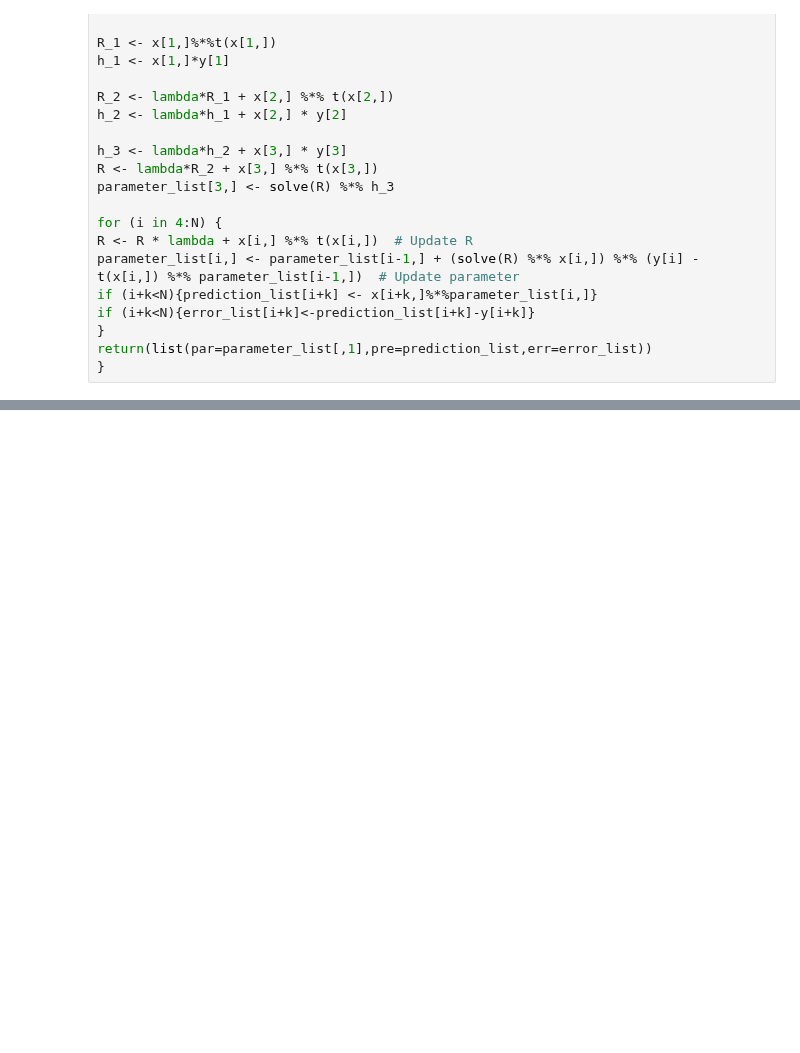
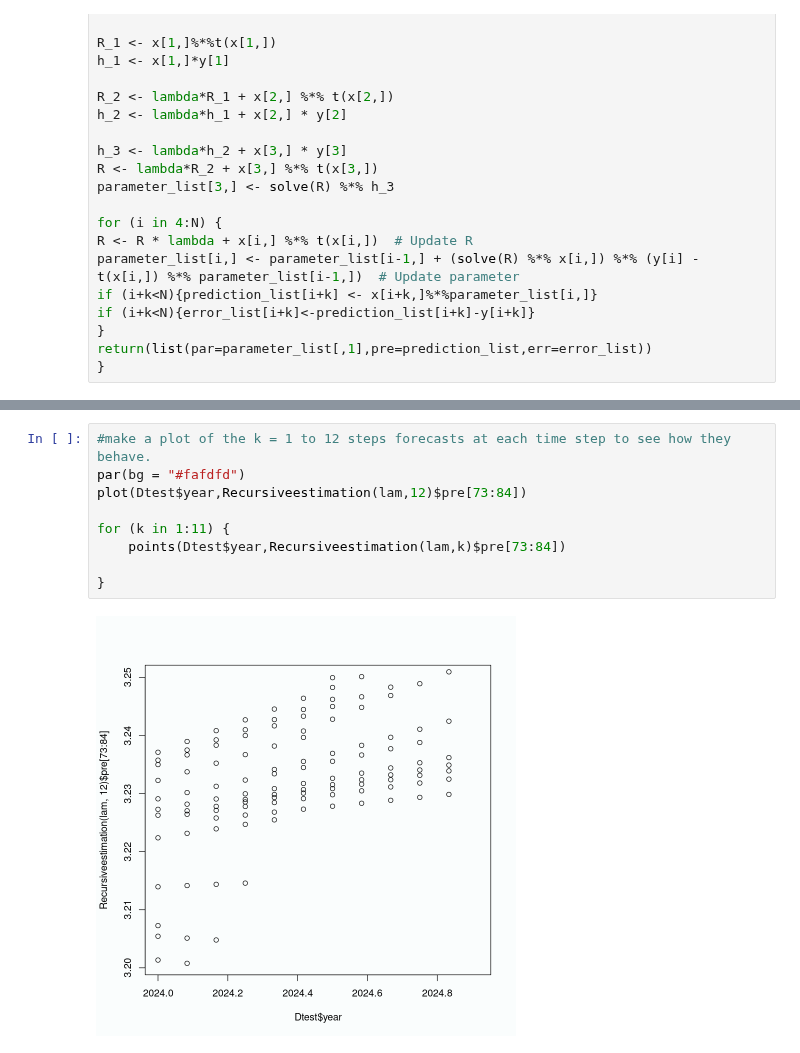
Before and after one commit to mathilderask/TimeSeriesAnalysis, a Jupyter notebook: 4_7.ipynb, the cells around one changed output, grey strips where cells are left out. Saved outputs shown, nothing was run; the diff lists cells and outputs as text; blank space fills up the shorter version.

```diff
--- a/4_7.ipynb
+++ b/4_7.ipynb
@@ -76,0 +78,11 @@ col = c("black","black","red"),lty = c(NA,1,1),pch = c(1,NA,NA))
+# %%
+#make a plot of the k = 1 to 12 steps forecasts at each time step to see how they behave.
+par(bg = "#fafdfd")
+plot(Dtest$year,Recursiveestimation(lam,12)$pre[73:84])
+
+for (k in 1:11) {
+    points(Dtest$year,Recursiveestimation(lam,k)$pre[73:84])
+
+}
+# %% [output]
+[figure, added]
```
Also changed, not shown: parts of 3 cells of this notebook, 2 other files.
